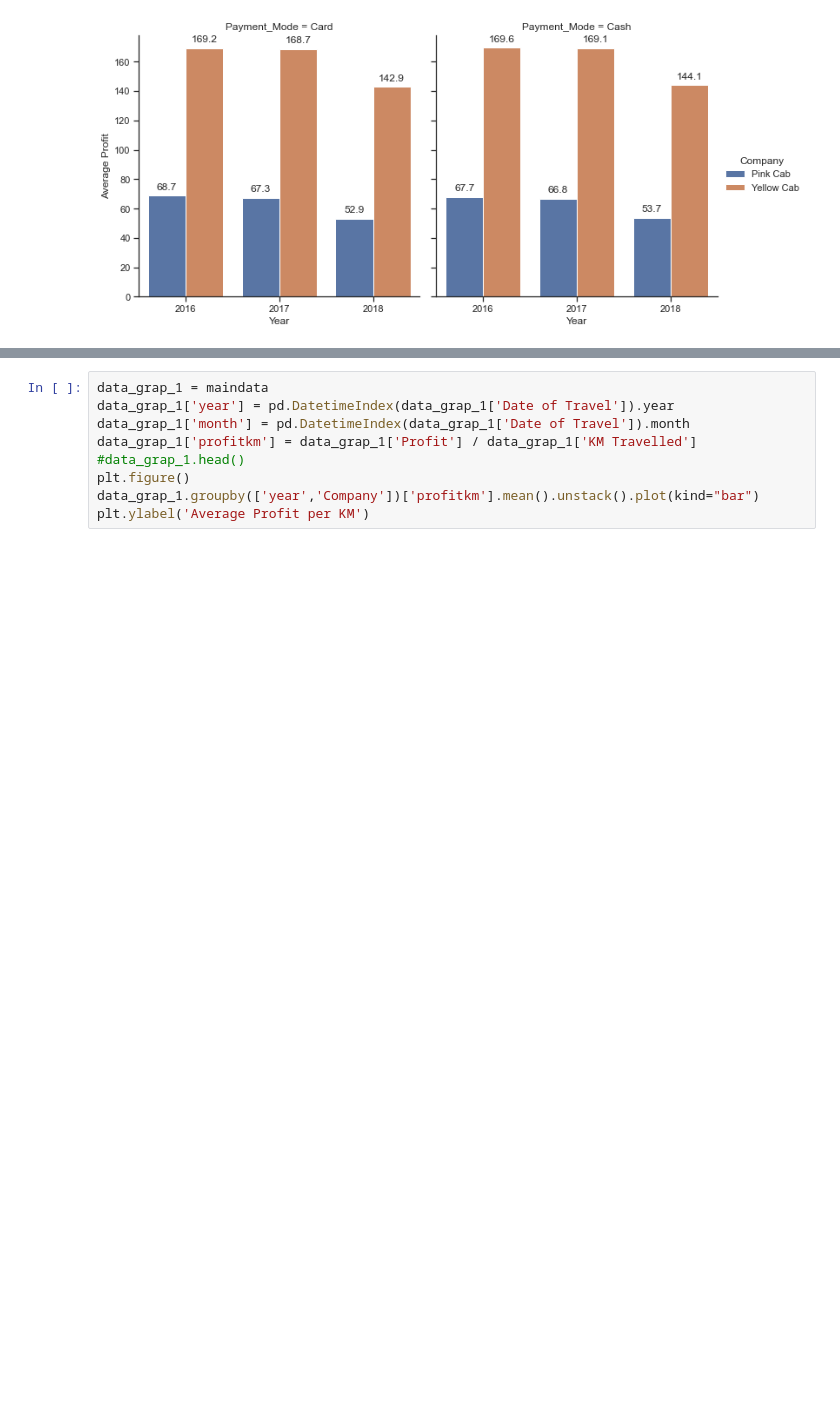
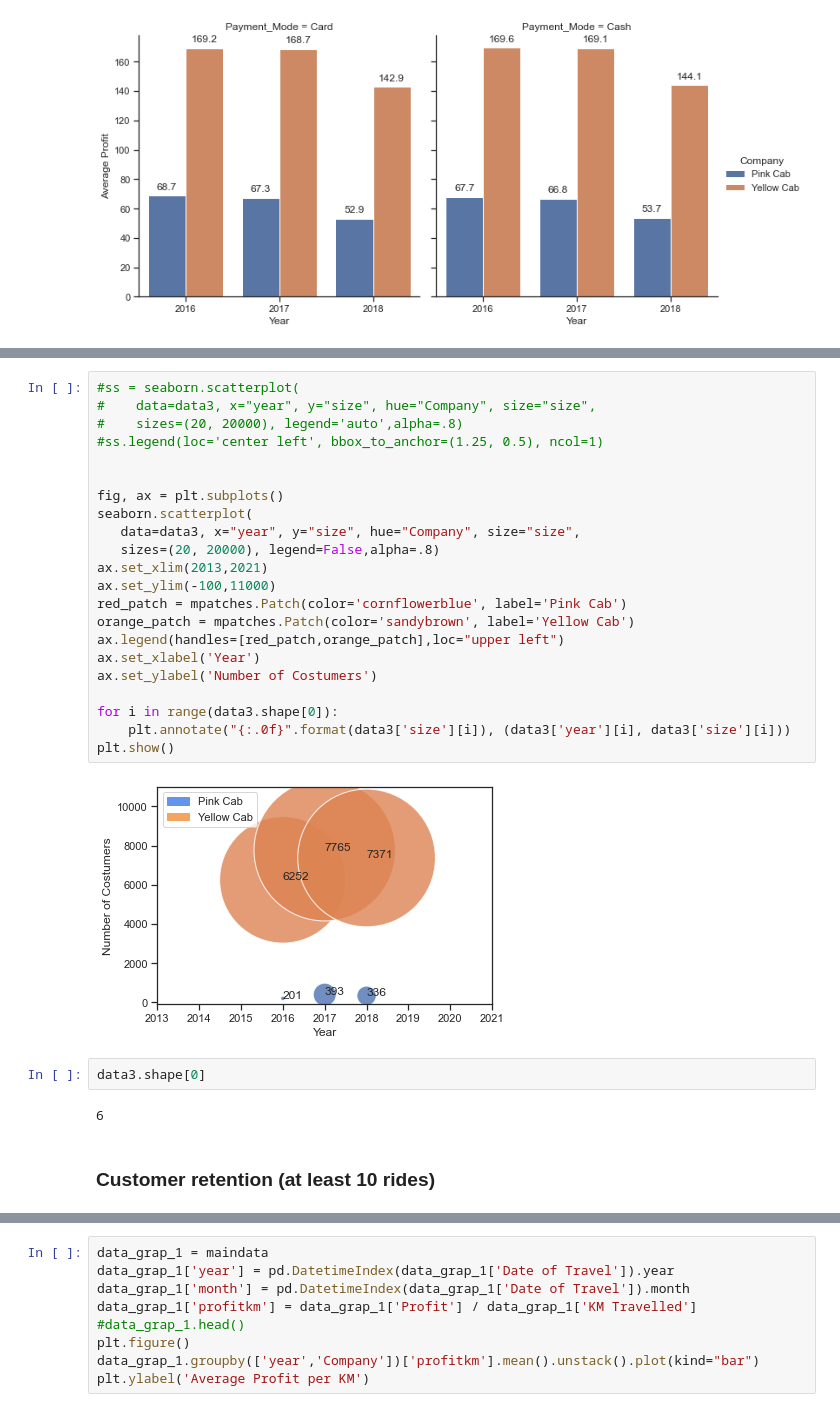
Before and after one commit to G-Tox/W2, a Jupyter notebook: W2 deliverables/EDA Notebook.ipynb, the cells around one changed output, grey strips where cells are left out. Saved outputs shown, nothing was run; the diff lists cells and outputs as text; blank space fills up the shorter version.

```diff
--- a/W2 deliverables/EDA Notebook.ipynb
+++ b/W2 deliverables/EDA Notebook.ipynb
@@ -176,0 +513,30 @@ for ax in fg.axes.ravel():
+# %%
+#ss = seaborn.scatterplot(
+#    data=data3, x="year", y="size", hue="Company", size="size",
+#    sizes=(20, 20000), legend='auto',alpha=.8)
+#ss.legend(loc='center left', bbox_to_anchor=(1.25, 0.5), ncol=1)
+
+
+fig, ax = plt.subplots()
+seaborn.scatterplot(
+   data=data3, x="year", y="size", hue="Company", size="size",
+   sizes=(20, 20000), legend=False,alpha=.8)
+ax.set_xlim(2013,2021)
+ax.set_ylim(-100,11000)
+red_patch = mpatches.Patch(color='cornflowerblue', label='Pink Cab')
+orange_patch = mpatches.Patch(color='sandybrown', label='Yellow Cab')
+ax.legend(handles=[red_patch,orange_patch],loc="upper left")
+ax.set_xlabel('Year')
+ax.set_ylabel('Number of Costumers')
+
+for i in range(data3.shape[0]):
+    plt.annotate("{:.0f}".format(data3['size'][i]), (data3['year'][i], data3['size'][i]))
+plt.show()
+# %% [output]
+[figure, added]
+# %%
+data3.shape[0]
+# %% [output]
+6
+# %% [markdown]
+### Customer retention (at least 10 rides)
```
Also changed, not shown: parts of 109 cells of this notebook.
